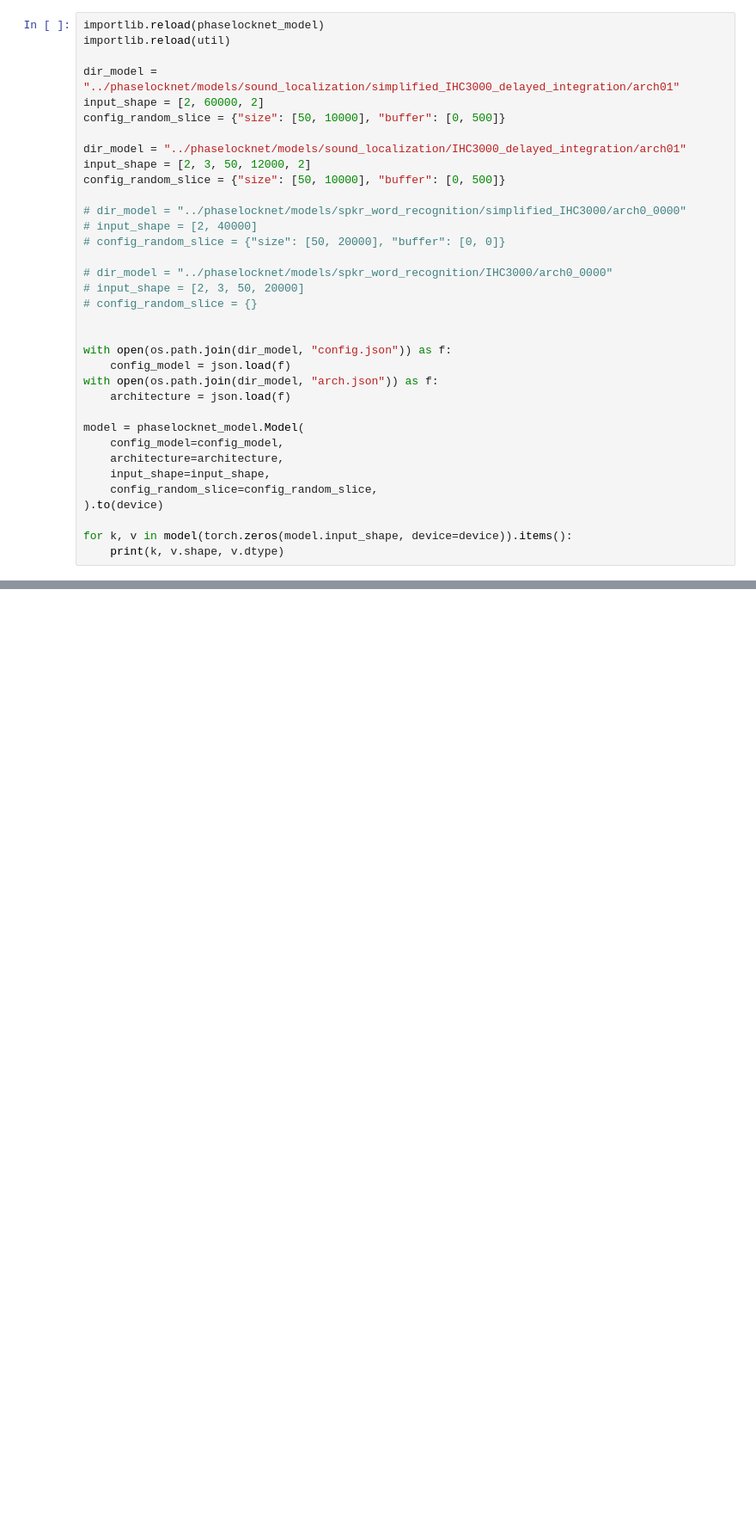
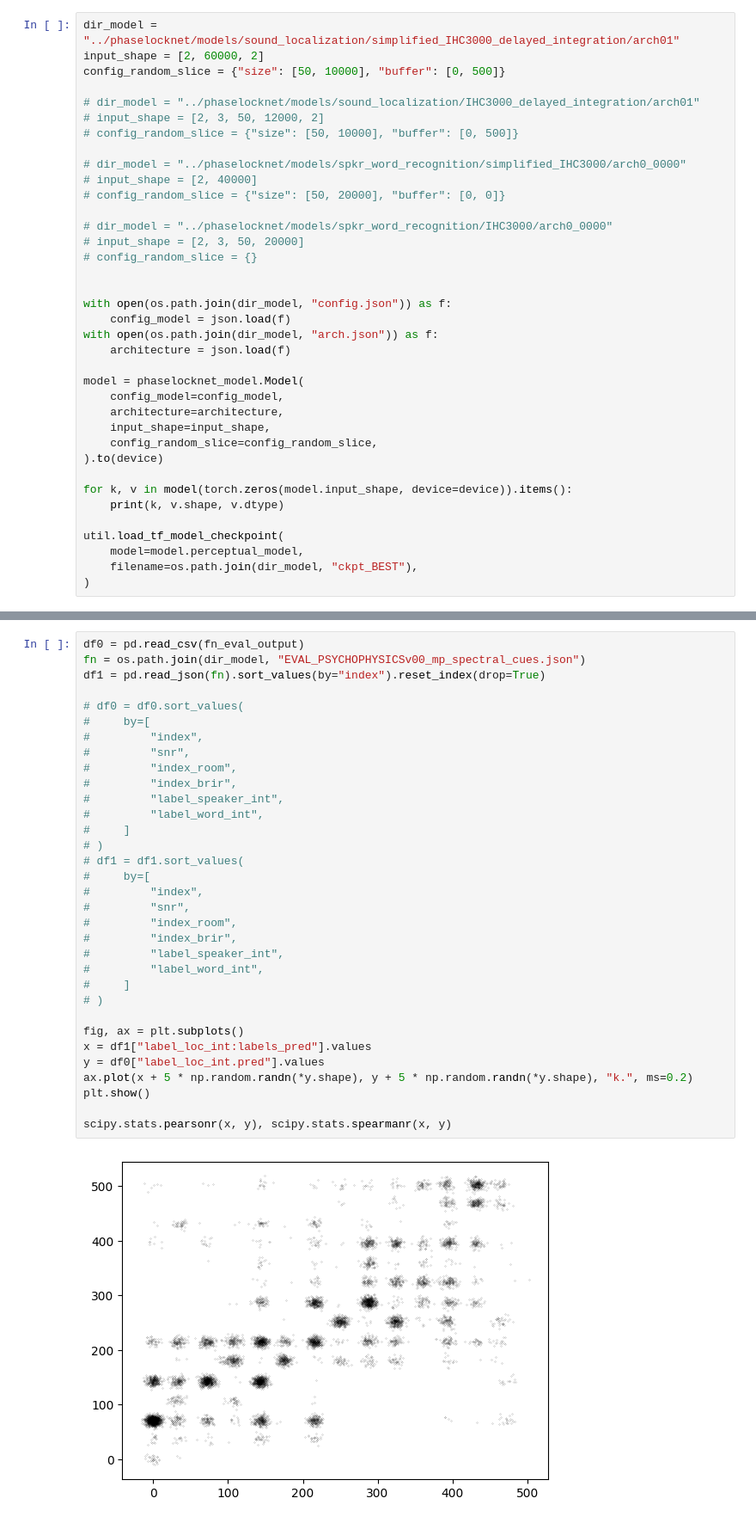
Before and after one commit to msaddler/phaselocknet_torch, a Jupyter notebook: minimal.ipynb, the cells around one changed output, grey strips where cells are left out. Shown at 86% size. Drawn from its saved outputs; the diff is of its cells as text; blank space fills up the shorter version.

Commit message:
debugging different model predictions between tf and torch

```diff
--- a/minimal.ipynb
+++ b/minimal.ipynb
@@ -14,16 +22,13 @@ device
 # %% [output]
 device(type='cuda', index=0)
 # %%
-importlib.reload(phaselocknet_model)
-importlib.reload(util)
-
 dir_model = "../phaselocknet/models/sound_localization/simplified_IHC3000_delayed_integration/arch01"
 input_shape = [2, 60000, 2]
 config_random_slice = {"size": [50, 10000], "buffer": [0, 500]}
 
-dir_model = "../phaselocknet/models/sound_localization/IHC3000_delayed_integration/arch01"
-input_shape = [2, 3, 50, 12000, 2]
-config_random_slice = {"size": [50, 10000], "buffer": [0, 500]}
+# dir_model = "../phaselocknet/models/sound_localization/IHC3000_delayed_integration/arch01"
+# input_shape = [2, 3, 50, 12000, 2]
+# config_random_slice = {"size": [50, 10000], "buffer": [0, 500]}
 
 # dir_model = "../phaselocknet/models/spkr_word_recognition/simplified_IHC3000/arch0_0000"
 # input_shape = [2, 40000]
@@ -48,5 +53,10 @@ model = phaselocknet_model.Model(
 
 for k, v in model(torch.zeros(model.input_shape, device=device)).items():
     print(k, v.shape, v.dtype)
+
+util.load_tf_model_checkpoint(
+    model=model.perceptual_model,
+    filename=os.path.join(dir_model, "ckpt_BEST"),
+)
 # %% [output]
 label_loc_int torch.Size([2, 504]) torch.float32
@@ -66,0 +215,35 @@ util.load_tf_model_checkpoint(
+# %%
+df0 = pd.read_csv(fn_eval_output)
+fn = os.path.join(dir_model, "EVAL_PSYCHOPHYSICSv00_mp_spectral_cues.json")
+df1 = pd.read_json(fn).sort_values(by="index").reset_index(drop=True)
+
+# df0 = df0.sort_values(
+#     by=[
+#         "index",
+#         "snr",
+#         "index_room",
+#         "index_brir",
+#         "label_speaker_int",
+#         "label_word_int",
+#     ]
+# )
+# df1 = df1.sort_values(
+#     by=[
+#         "index",
+#         "snr",
+#         "index_room",
+#         "index_brir",
+#         "label_speaker_int",
+#         "label_word_int",
+#     ]
+# )
+
+fig, ax = plt.subplots()
+x = df1["label_loc_int:labels_pred"].values
+y = df0["label_loc_int.pred"].values
+ax.plot(x + 5 * np.random.randn(*y.shape), y + 5 * np.random.randn(*y.shape), "k.", ms=0.2)
+plt.show()
+
+scipy.stats.pearsonr(x, y), scipy.stats.spearmanr(x, y)
+# %% [output]
+[figure, added]
```
Also changed, not shown: parts of 10 cells of this notebook, 2 other files.
